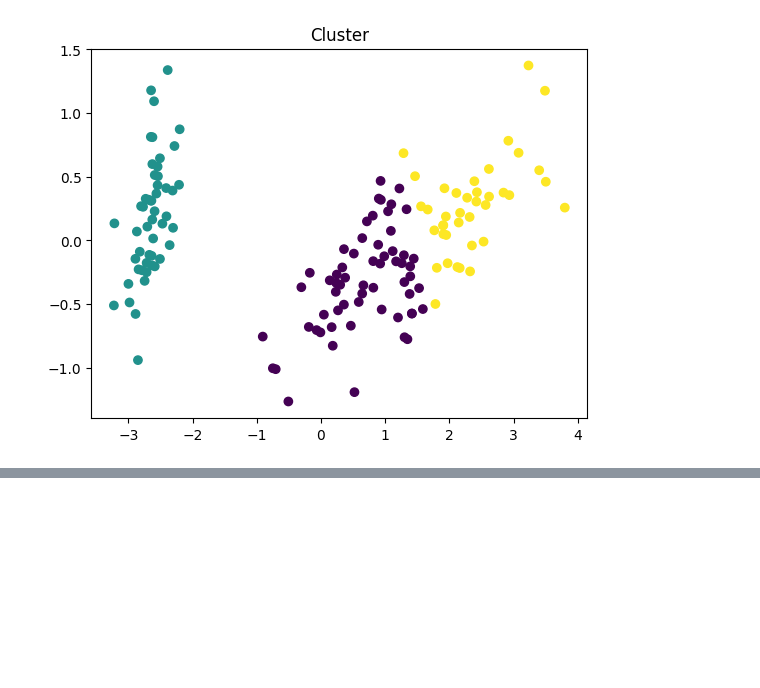
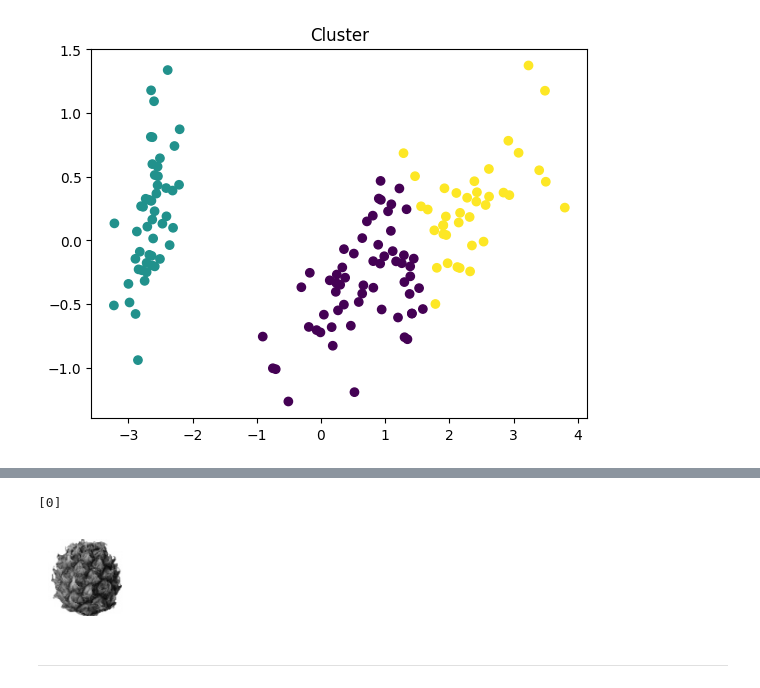
Before and after one commit to yugyeongh/encore_skn11, a Jupyter notebook: 05_ml-workspace/07_clustering/01_k_means.ipynb, the cells around one changed output, grey strips where cells are left out. Saved outputs shown, nothing was run; the diff lists cells and outputs as text; code cells hidden in the pictures; blank space fills up the shorter version.

```diff
--- a/05_ml-workspace/07_clustering/01_k_means.ipynb
+++ b/05_ml-workspace/07_clustering/01_k_means.ipynb
@@ -108,0 +212,9 @@ plt.show()
+# %%
+pred = kmeans.predict(fruits_pca[100:101])
+print(pred)
+draw_fruits(fruits[100:101])
+# %% [output]
+[0]
+[figure, added]
+# %% [markdown]
+---
```
Also changed, not shown: parts of 15 cells of this notebook, 7 other files.
